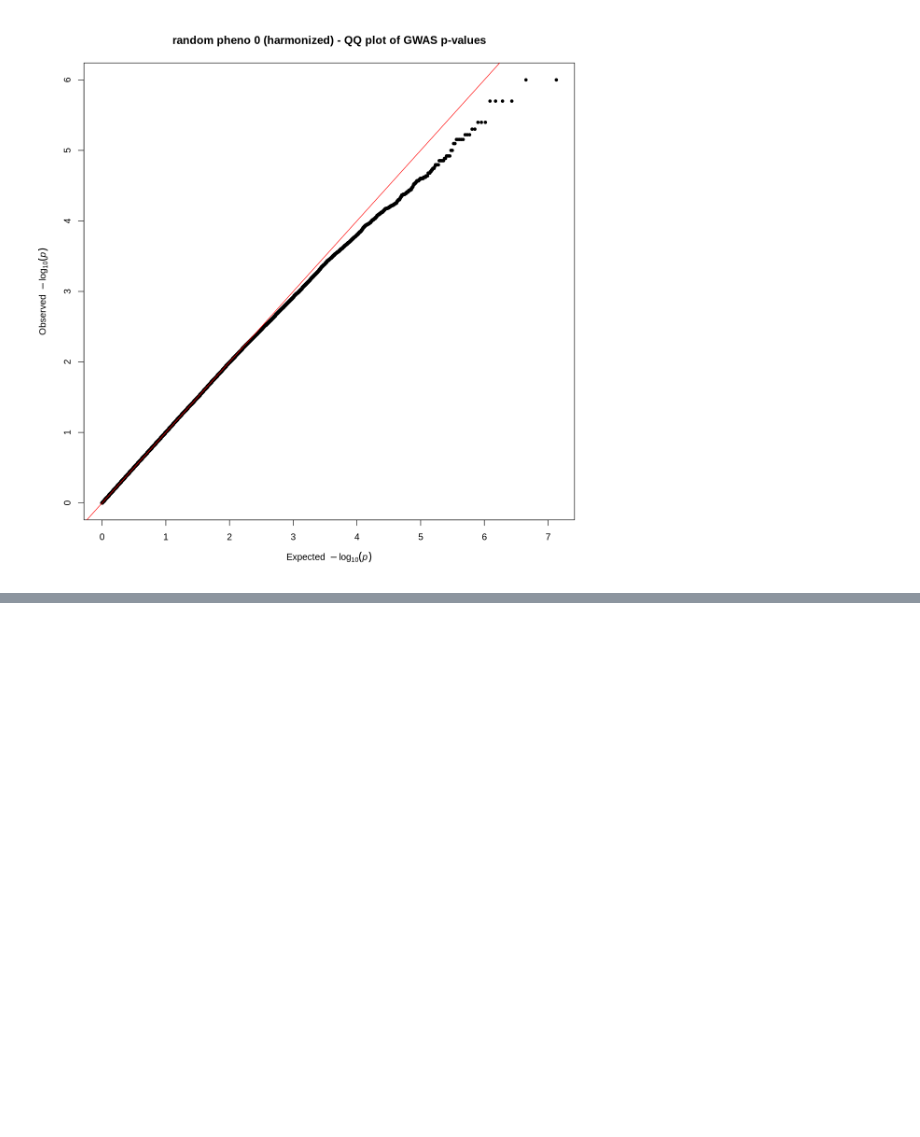
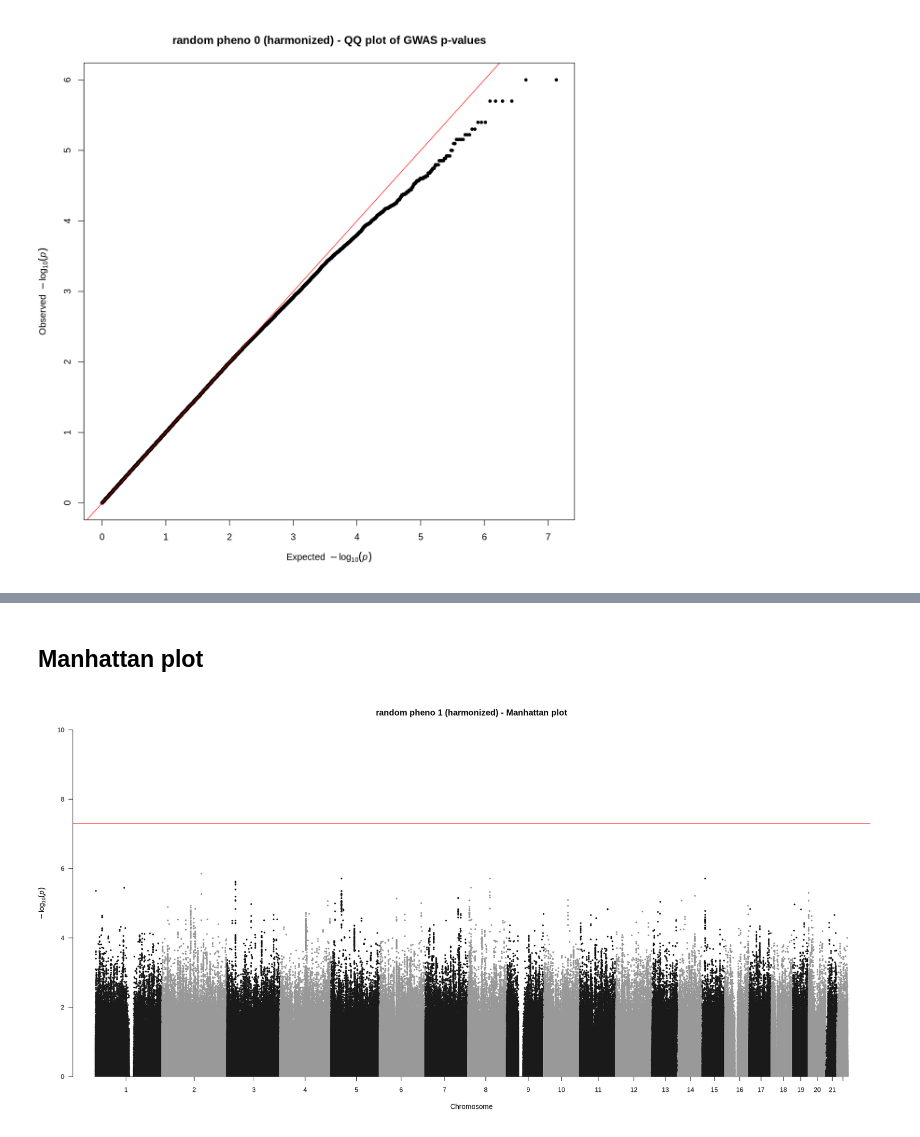
Before and after one commit to pivlab/phenoplier, a Jupyter notebook: nbs/15_gsa_gls/20-null_simulations/10_gwas_harmonization/20-harmonized_gwas-qqplot.ipynb, the cells around one changed output, grey strips where cells are left out. Cells and saved outputs as stored; diff of their text form; code cells hidden in the pictures; blank space fills up the shorter version.

Commit message:
gwas: update harmonized plots for random phenos 0-4

```diff
--- a/nbs/15_gsa_gls/20-null_simulations/10_gwas_harmonization/20-harmonized_gwas-qqplot.ipynb
+++ b/nbs/15_gsa_gls/20-null_simulations/10_gwas_harmonization/20-harmonized_gwas-qqplot.ipynb
@@ -401,0 +407,2 @@ qq(
+# %%
+pheno_code <- "1"
@@ -401,0 +411,2 @@ qq(
+# %%
+gwas <- as.data.frame(read_table(file.path(GWAS_DIR, paste0("random.pheno", pheno_code,".glm.linear.tsv-harmonized.txt"))))
@@ -401,0 +454,3 @@ qq(
+# %%
+gwas$chrom <- gsub("chr([0-9]+)", "\\1", gwas$chromosome)
+gwas <- transform(gwas, chrom = as.numeric(chrom))
@@ -401,0 +494,7 @@ qq(
+# %%
+gwas_max_mlog_noninf <- gwas %>%
+  mutate(LOGP = -log10(pvalue)) %>%
+  summarise(
+    max_no_inf = max(LOGP[is.finite(LOGP)], na.rm = TRUE)
+  ) %>%
+  pull(max_no_inf)
@@ -401,0 +550,20 @@ qq(
+# %% [markdown]
+## Manhattan plot
+# %%
+options(repr.plot.width = 20, repr.plot.height = 10)
+
+manhattan(
+  gwas,
+  chr = "chrom",
+  bp = "position",
+  p = "pvalue",
+  snp = "variant_id",
+  main = paste0("random pheno ", pheno_code, " (", title_prefix, ")", " - Manhattan plot"),
+  suggestiveline = F,
+  genomewideline = -log10(5e-08),
+  cex = 0.6,
+  cex.axis = 0.9,
+  ylim = c(0, max(gwas_max_mlog_noninf+1, 10)),
+)
+# %% [output]
+[figure, added]
```
Also changed, not shown: parts of 104 cells of this notebook, 1 other file.
